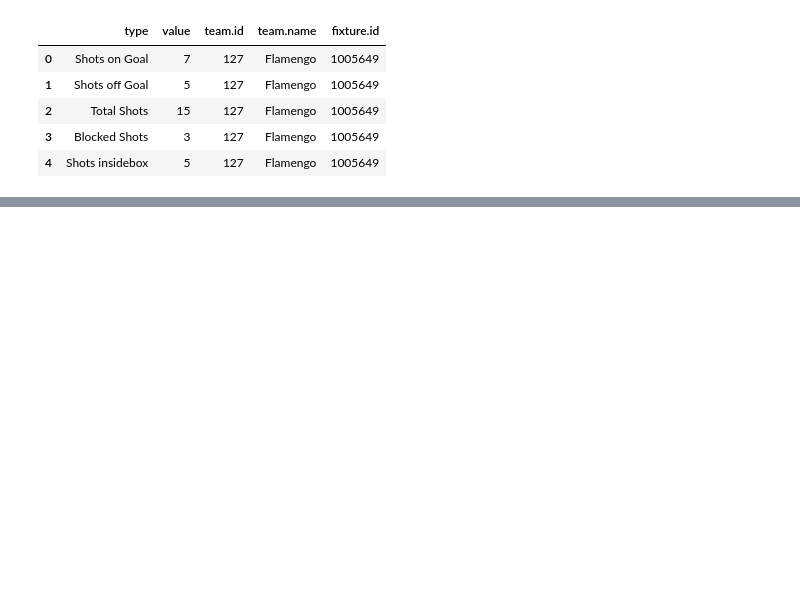
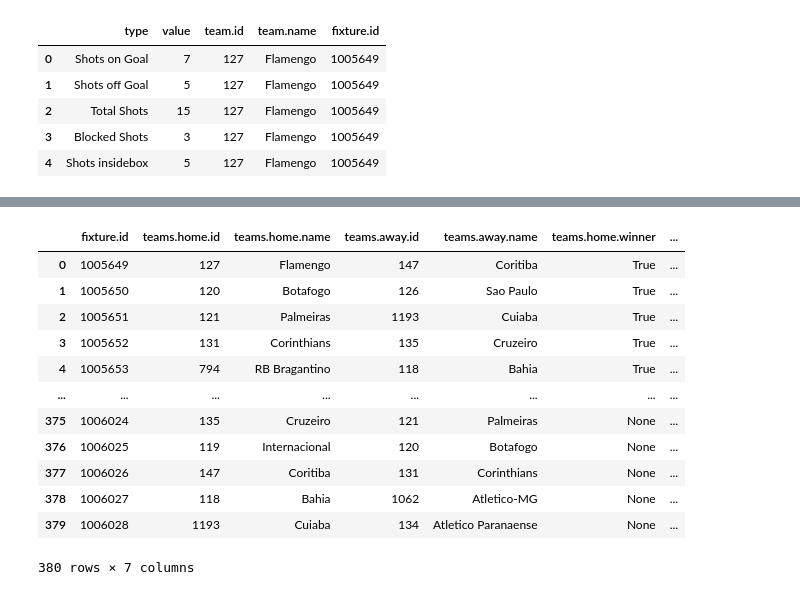
Before and after one commit to raphaelrocha22/Projeto_Sports_Infnet, a Jupyter notebook: 2-Analise_Dados.ipynb, the cells around one changed output, grey strips where cells are left out. Drawn from its saved outputs; the diff is of its cells as text; code cells hidden in the pictures; blank space fills up the shorter version.

```diff
--- a/2-Analise_Dados.ipynb
+++ b/2-Analise_Dados.ipynb
@@ -27,0 +49,16 @@ df_partidas_stats.head()
+# %%
+df_partidas[['fixture.id', 'teams.home.id', 'teams.home.name', 'teams.away.id', 'teams.away.name', 'teams.home.winner', 'teams.away.winner']]
+# %% [output]
+|  | fixture.id | teams.home.id | teams.home.name | teams.away.id | teams.away.name | teams.home.winner | ... |
+| 0 | 1005649 | 127 | Flamengo | 147 | Coritiba | True | ... |
+| 1 | 1005650 | 120 | Botafogo | 126 | Sao Paulo | True | ... |
+| 2 | 1005651 | 121 | Palmeiras | 1193 | Cuiaba | True | ... |
+| 3 | 1005652 | 131 | Corinthians | 135 | Cruzeiro | True | ... |
+| 4 | 1005653 | 794 | RB Bragantino | 118 | Bahia | True | ... |
+| ... | ... | ... | ... | ... | ... | ... | ... |
+| 375 | 1006024 | 135 | Cruzeiro | 121 | Palmeiras | None | ... |
+| 376 | 1006025 | 119 | Internacional | 120 | Botafogo | None | ... |
+| 377 | 1006026 | 147 | Coritiba | 131 | Corinthians | None | ... |
+| 378 | 1006027 | 118 | Bahia | 1062 | Atletico-MG | None | ... |
+| 379 | 1006028 | 1193 | Cuiaba | 134 | Atletico Paranaense | None | ... |
+380 rows × 7 columns
```
Also changed, not shown: parts of 4 cells of this notebook.
